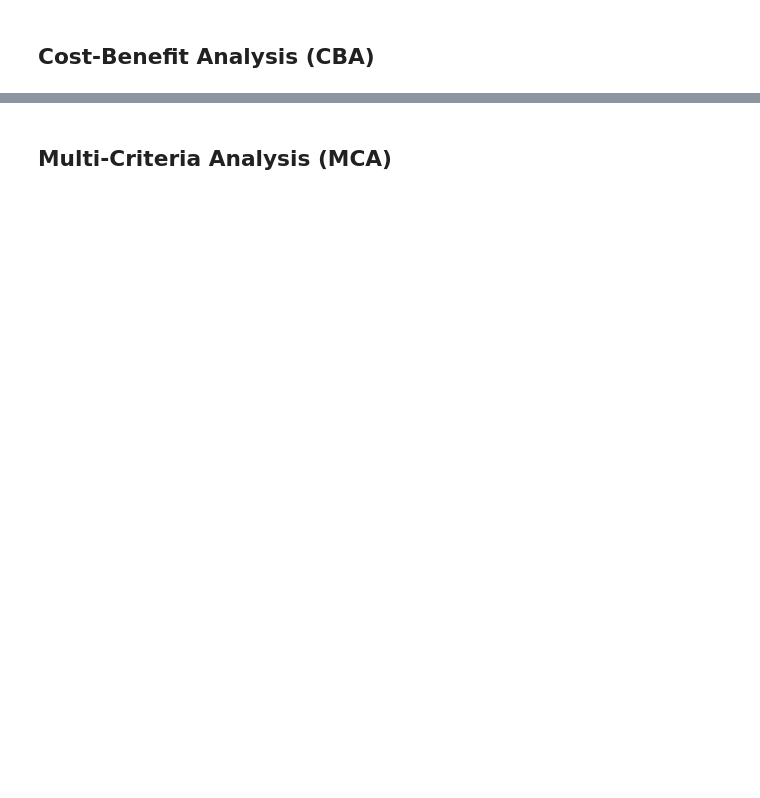
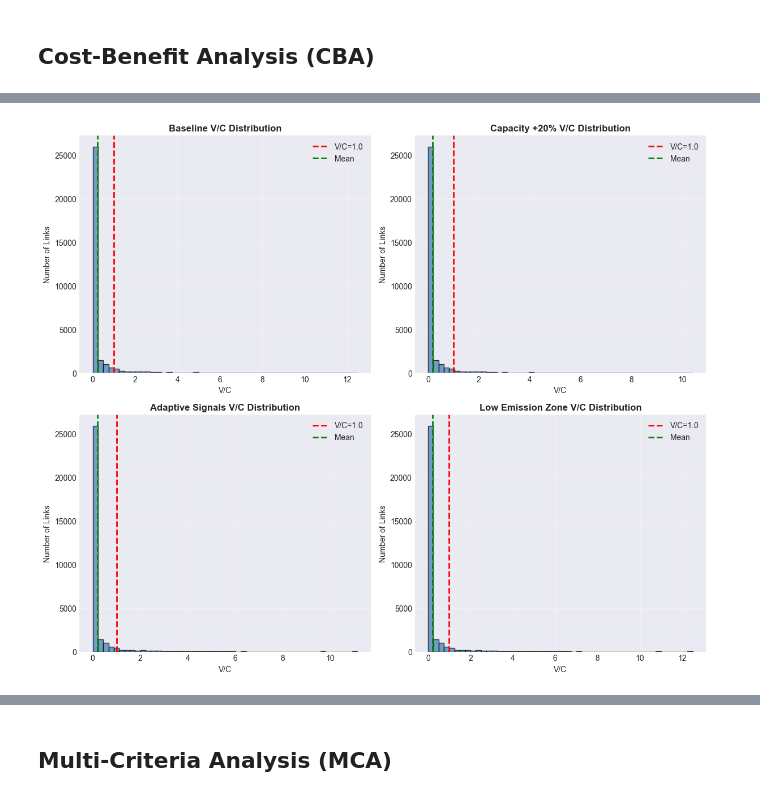
Before and after one commit to antoinekc8/DOTNET_project, a Jupyter notebook: notebook/antoine cba mca analysis.ipynb, the cells around one changed output, grey strips where cells are left out. Cells and saved outputs as stored; diff of their text form; code cells hidden in the pictures; blank space fills up the shorter version.

```diff
--- a/notebook/antoine cba mca analysis.ipynb
+++ b/notebook/antoine cba mca analysis.ipynb
@@ -349,2 +359,66 @@ Adaptive Signals      163700.0    1.813926e+09  0.198542 11.143381     5.213517
 # %% [markdown]
 ## Cost-Benefit Analysis (CBA)
+# %%
+# Detailed V/C and bottleneck analysis across scenarios
+scenario_lp = {
+    'Baseline': lp_base.copy(),
+    'Capacity +20%': lp_s1.copy(),
+    'Adaptive Signals': lp_s2.copy(),
+    'Low Emission Zone': lp_s3.copy(),
+}
+
+def analyze_vc(df: pd.DataFrame, name: str) -> dict:
+    cap_col = 'capacity' if 'capacity' in df.columns else df.filter(regex='capacity').columns[0]
+    if 'vc_ratio' not in df.columns:
+        df['vc_ratio'] = df['volume'] / df[cap_col].replace(0, np.nan)
+    df['congestion_level'] = pd.cut(
+        df['vc_ratio'],
+        bins=[0, 0.5, 0.75, 0.9, 1.0, 2.0],
+        labels=['Free Flow', 'Light', 'Moderate', 'Heavy', 'Oversaturated']
+    )
+    stats = {
+        'Mean V/C': df['vc_ratio'].mean(),
+        'Median V/C': df['vc_ratio'].median(),
+        'Std V/C': df['vc_ratio'].std(),
+        'Min V/C': df['vc_ratio'].min(),
+        'Max V/C': df['vc_ratio'].max(),
+    }
+    dist = df['congestion_level'].value_counts().reindex(['Free Flow','Light','Moderate','Heavy','Oversaturated']).fillna(0)
+    top_bottlenecks = df.nlargest(15, 'vc_ratio')[['link_id', 'volume', cap_col, 'vc_ratio']]
+    return stats, dist, top_bottlenecks, df
+
+for scenario_name, lp_df in scenario_lp.items():
+    stats, dist, top_bottlenecks, lp_df = analyze_vc(lp_df, scenario_name)
+    print("=" * 70)
+    print(f"CONGESTION ANALYSIS - {scenario_name}")
+    print("=" * 70)
+    print("Overall V/C Statistics:")
+    for k, v in stats.items():
+        print(f"  {k:12s}: {v:.3f}")
+    print("\nCongestion Level Distribution:")
+    total_links = len(lp_df)
+    for level, count in dist.items():
+        pct = 100 * count / total_links
+        print(f"  {level:15s}: {int(count):5d} links ({pct:5.1f}%)")
+    print("\nTop 15 Bottleneck Links (by V/C):")
+    print(top_bottlenecks.to_string(index=False))
+    print()
+
+# V/C distribution plots by scenario
+fig, axes = plt.subplots(2, 2, figsize=(12, 10))
+axes = axes.flatten()
+for ax, (scenario_name, lp_df) in zip(axes, scenario_lp.items()):
+    if 'vc_ratio' not in lp_df.columns:
+        lp_df['vc_ratio'] = lp_df['volume'] / lp_df['capacity'].replace(0, np.nan)
+    ax.hist(lp_df['vc_ratio'], bins=50, color='steelblue', edgecolor='black', alpha=0.75)
+    ax.axvline(1.0, color='red', linestyle='--', linewidth=2, label='V/C=1.0')
+    ax.axvline(lp_df['vc_ratio'].mean(), color='green', linestyle='--', linewidth=2, label='Mean')
+    ax.set_title(f"{scenario_name} V/C Distribution", fontweight='bold')
+    ax.set_xlabel('V/C')
+    ax.set_ylabel('Number of Links')
+    ax.grid(True, alpha=0.3)
+    ax.legend()
+
+plt.tight_layout()
+plt.show()
+# %% [output]
@@ -350,0 +442 @@ Adaptive Signals      163700.0    1.813926e+09  0.198542 11.143381     5.213517
+[figure, added]
```
Also changed, not shown: parts of 14 cells of this notebook, 4 other files.
